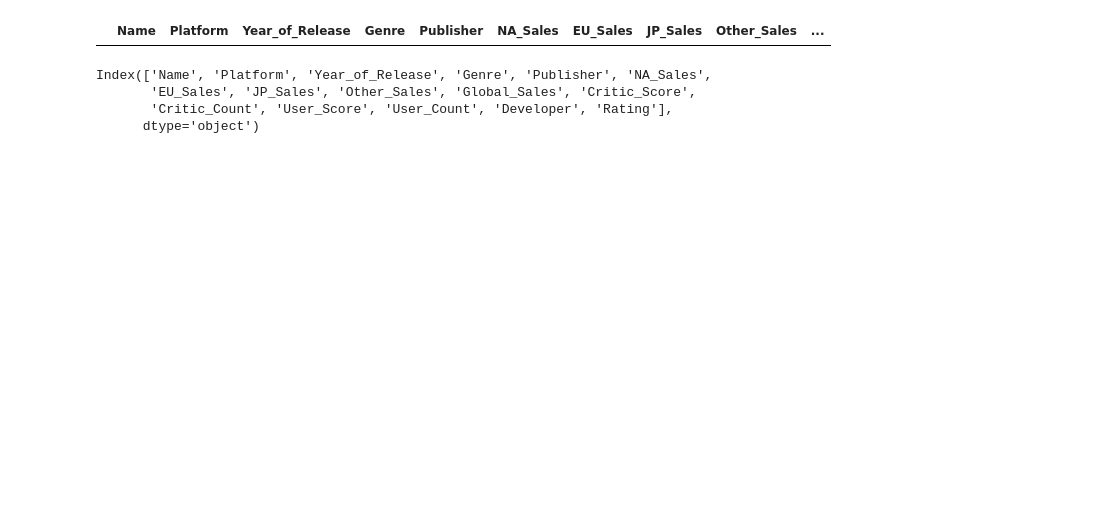
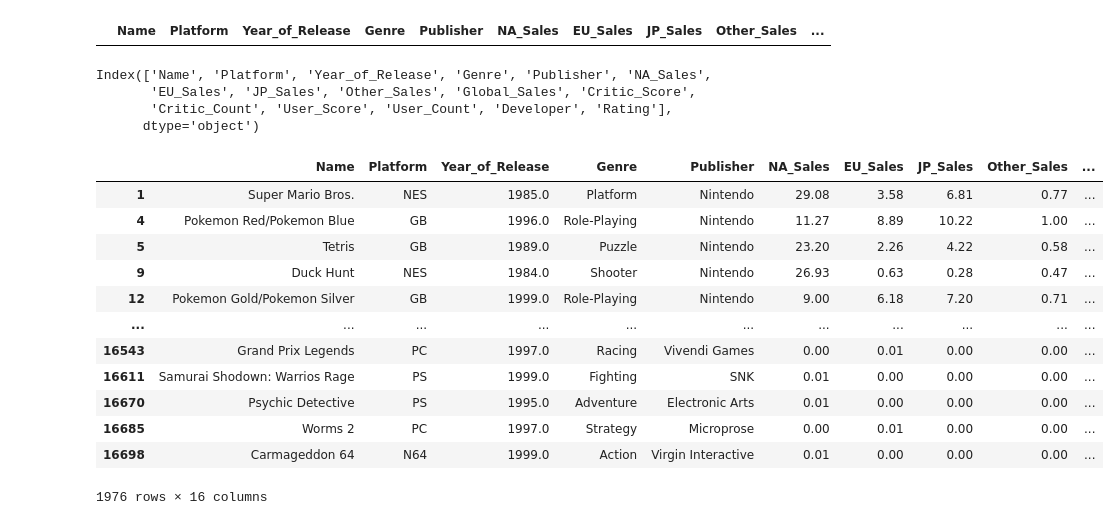
Before and after one commit to LorenzoAnogITSAR/esame_dva, a Jupyter notebook: analisi.ipynb, the cells around one changed output. Drawn from its saved outputs; the diff is of its cells as text; code cells hidden in the pictures; blank space fills up the shorter version.

```diff
--- a/analisi.ipynb
+++ b/analisi.ipynb
@@ -111,3 +131,19 @@ Index(['Name', 'Platform', 'Year_of_Release', 'Genre', 'Publisher', 'NA_Sales',
        'EU_Sales', 'JP_Sales', 'Other_Sales', 'Global_Sales', 'Critic_Score',
        'Critic_Count', 'User_Score', 'User_Count', 'Developer', 'Rating'],
       dtype='object')
+# %%
+df_pulito[df_pulito['Year_of_Release'] < 2000]
+# %% [output]
+|  | Name | Platform | Year_of_Release | Genre | Publisher | NA_Sales | EU_Sales | JP_Sales | Other_Sales | ... |
+| 1 | Super Mario Bros. | NES | 1985.0 | Platform | Nintendo | 29.08 | 3.58 | 6.81 | 0.77 | ... |
+| 4 | Pokemon Red/Pokemon Blue | GB | 1996.0 | Role-Playing | Nintendo | 11.27 | 8.89 | 10.22 | 1.00 | ... |
+| 5 | Tetris | GB | 1989.0 | Puzzle | Nintendo | 23.20 | 2.26 | 4.22 | 0.58 | ... |
+| 9 | Duck Hunt | NES | 1984.0 | Shooter | Nintendo | 26.93 | 0.63 | 0.28 | 0.47 | ... |
+| 12 | Pokemon Gold/Pokemon Silver | GB | 1999.0 | Role-Playing | Nintendo | 9.00 | 6.18 | 7.20 | 0.71 | ... |
+| ... | ... | ... | ... | ... | ... | ... | ... | ... | ... | ... |
+| 16543 | Grand Prix Legends | PC | 1997.0 | Racing | Vivendi Games | 0.00 | 0.01 | 0.00 | 0.00 | ... |
+| 16611 | Samurai Shodown: Warrios Rage | PS | 1999.0 | Fighting | SNK | 0.01 | 0.00 | 0.00 | 0.00 | ... |
+| 16670 | Psychic Detective | PS | 1995.0 | Adventure | Electronic Arts | 0.01 | 0.00 | 0.00 | 0.00 | ... |
+| 16685 | Worms 2 | PC | 1997.0 | Strategy | Microprose | 0.00 | 0.01 | 0.00 | 0.00 | ... |
+| 16698 | Carmageddon 64 | N64 | 1999.0 | Action | Virgin Interactive | 0.01 | 0.00 | 0.00 | 0.00 | ... |
+1976 rows × 16 columns
```
Also changed, not shown: parts of 10 cells of this notebook.
